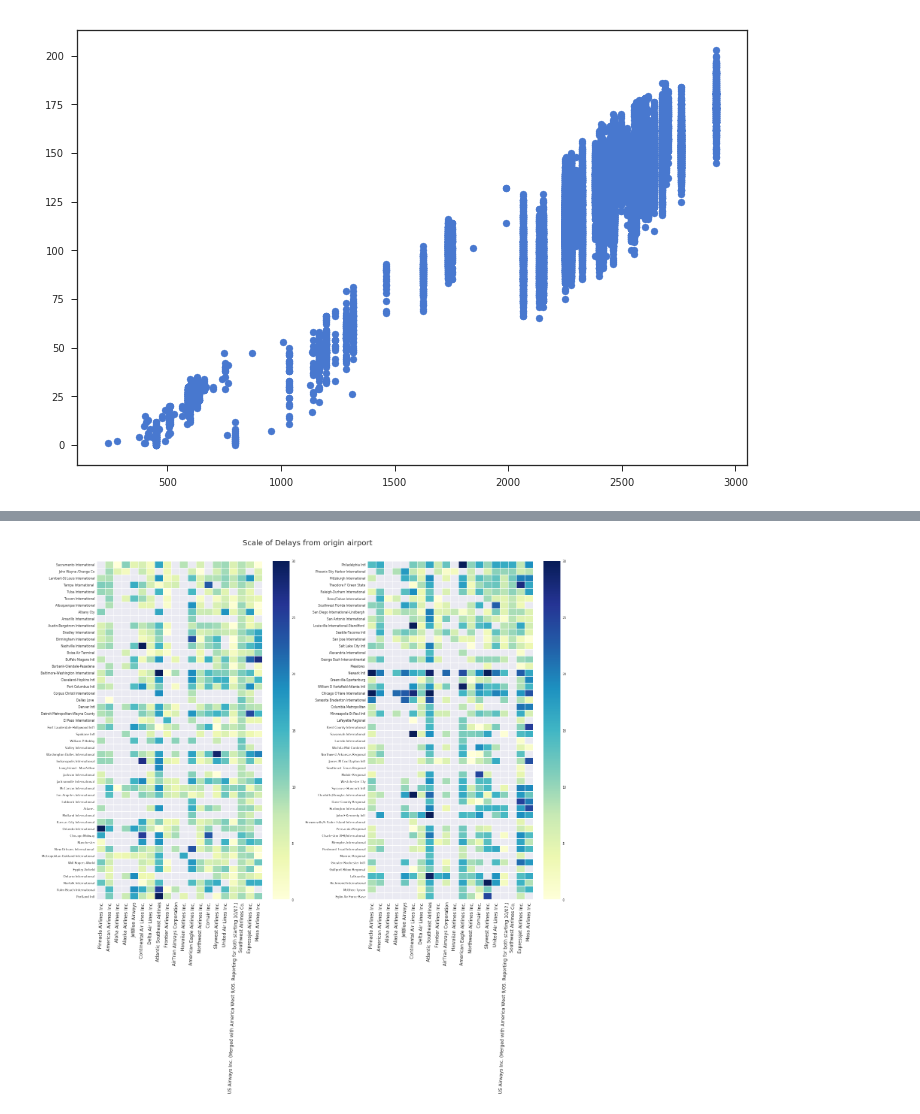
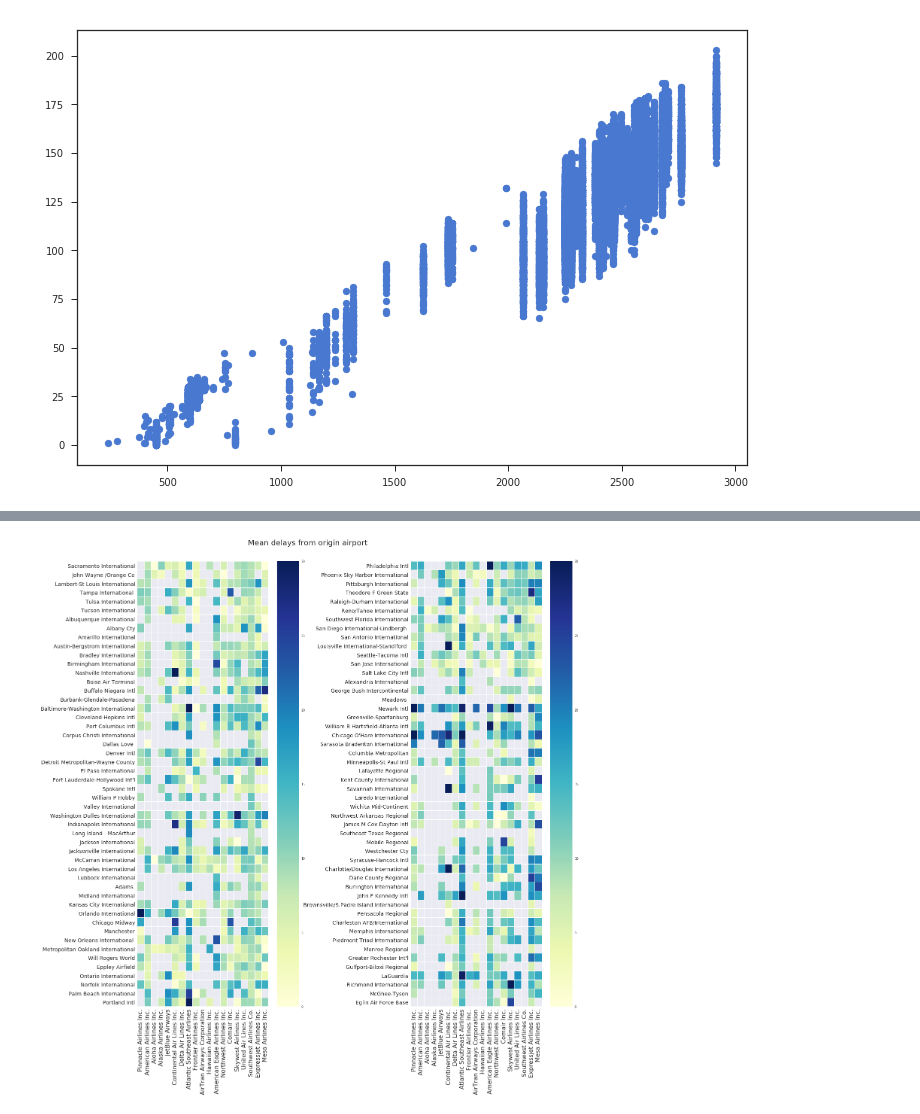
Before and after one commit to Zibski/Airline-on-time, a Jupyter notebook: Data Exploration.ipynb, the cells around one changed output, grey strips where cells are left out. Cells and saved outputs as stored; diff of their text form; code cells hidden in the pictures.

```diff
--- a/Data Exploration.ipynb
+++ b/Data Exploration.ipynb
@@ -32,6 +32,7 @@ df_all = pd.concat([pd.read_csv('input/2007.csv', dtype=dtypes_carriers),
                     pd.read_csv('input/2008.csv', dtype=dtypes_carriers)])
 df_airports = pd.read_csv('input/airports.csv', dtype=dtypes_airports)
 df_carriers = pd.read_csv('input/carriers.csv', dtype=dtypes_carriers)
+df_carriers.loc[1308] = 'US Airways Inc.'
 df_all = df_all.merge(right=df_carriers, how='left', left_on='UniqueCarrier', right_on='Code')
 df_all = df_all.merge(right=df_airports,how='left', left_on='Origin', right_on='iata')
 df_all = df_all.merge(right=df_airports,how='left', left_on='Dest', right_on='iata')
@@ -428,24 +445,27 @@ for carrier in abbr_companies.keys():
 # %%
 sns.set(context="paper")
 fig = plt.figure(1, figsize=(20,20))
 
 ax = fig.add_subplot(1,2,1)
 subset = airport_mean_delays.iloc[:50,:].rename(columns = abbr_companies)
 subset = subset.rename(index = identify_airport)
 mask = subset.isnull()
 sns.heatmap(subset, linewidths=0.05, cmap="YlGnBu", mask=mask, vmin = 0, vmax = 30)
-plt.setp(ax.get_xticklabels(), fontsize=12, rotation = 88) ;
+plt.setp(ax.get_xticklabels(), fontsize=16) ;
+plt.setp(ax.get_yticklabels(), fontsize=14) ;
 ax.yaxis.label.set_visible(False)
 
 ax = fig.add_subplot(1,2,2)
 subset = airport_mean_delays.iloc[50:100,:].rename(columns = abbr_companies)
 subset = subset.rename(index = identify_airport)
-fig.text(0.5, 1.02, "Scale of Delays from origin airport", ha='center', fontsize = 20)
+fig.text(0.5, 1.02, "Mean delays from origin airport", ha='center', fontsize = 20)
 mask = subset.isnull()
 sns.heatmap(subset, linewidths=0.05, cmap="YlGnBu", mask=mask, vmin = 0, vmax = 30)
-plt.setp(ax.get_xticklabels(), fontsize=12, rotation = 88) ;
+plt.setp(ax.get_xticklabels(), fontsize=16) ;
+plt.setp(ax.get_yticklabels(), fontsize=14) ;
 ax.yaxis.label.set_visible(False)
 
+
 plt.tight_layout()
 # %% [output]
-[figure, old version]
+[figure, new version]
```
Also changed, not shown: parts of 4 cells of this notebook.
